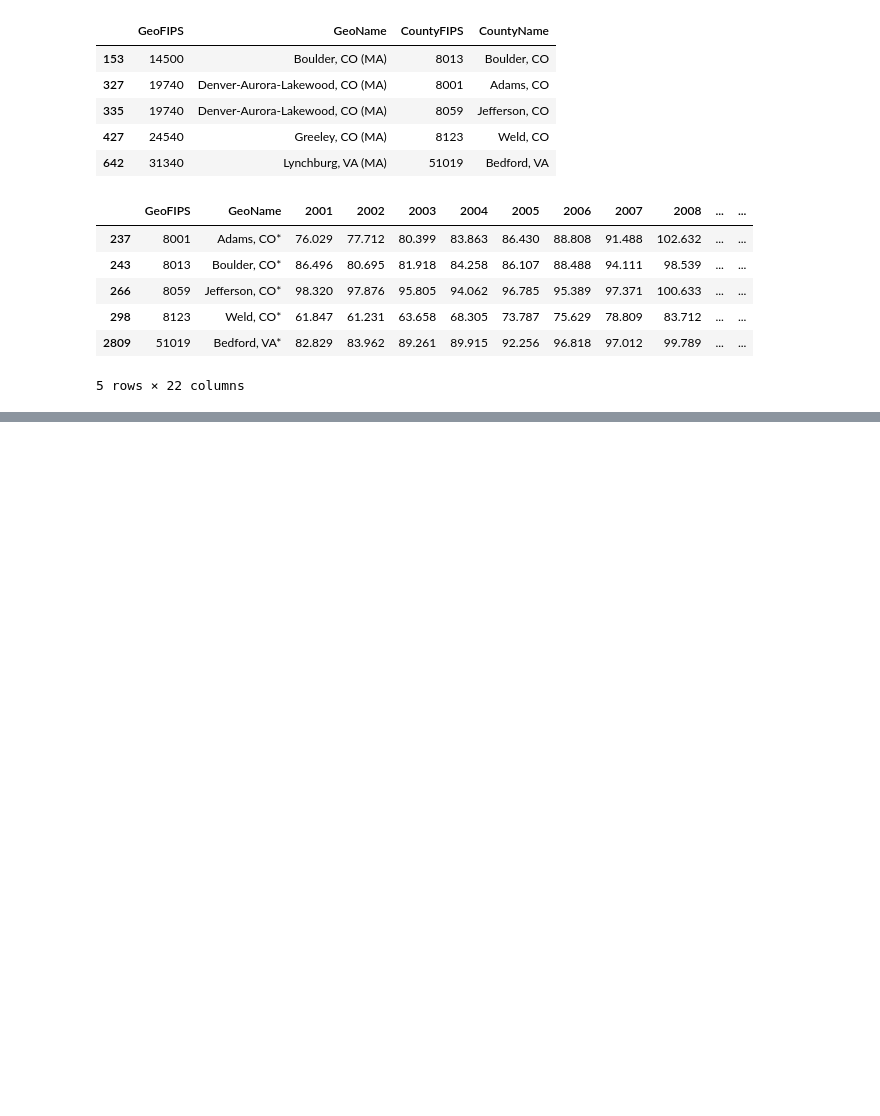
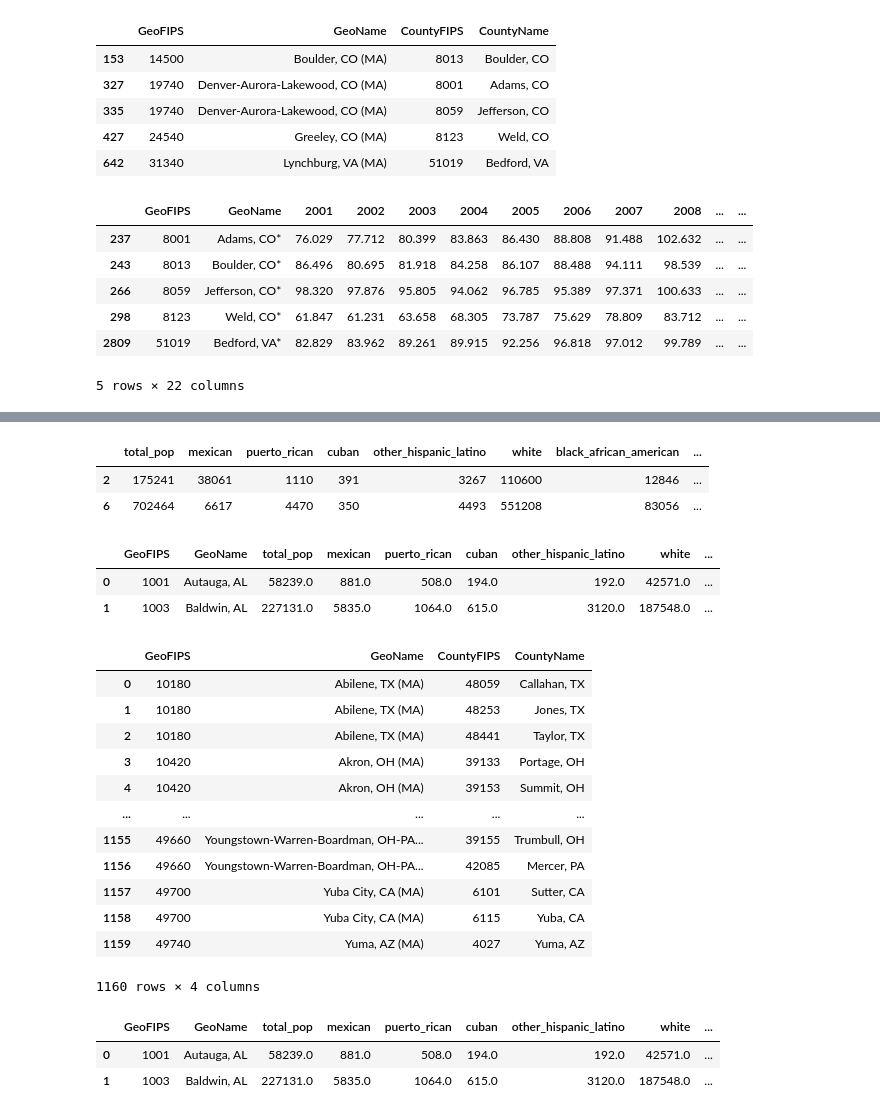
Before and after one commit to BasisResearch/cities, a Jupyter notebook: docs/experimental_notebooks/data_processing/metro_area.ipynb, the cells around one changed output, grey strips where cells are left out. Drawn from its saved outputs; the diff is of its cells as text; code cells hidden in the pictures; blank space fills up the shorter version.

```diff
--- a/docs/experimental_notebooks/data_processing/metro_area.ipynb
+++ b/docs/experimental_notebooks/data_processing/metro_area.ipynb
@@ -78,0 +170,38 @@ rows_matching_values
+# %%
+df['CBSA'] = df['CBSA'].astype(np.int64)
+df2 = df[df['CBSA'].isin(metro_areas['GeoFIPS'])]
+df2.head(2)
+# %% [output]
+|  | total_pop | mexican | puerto_rican | cuban | other_hispanic_latino | white | black_african_american | ... |
+| 2 | 175241 | 38061 | 1110 | 391 | 3267 | 110600 | 12846 | ... |
+| 6 | 702464 | 6617 | 4470 | 350 | 4493 | 551208 | 83056 | ... |
+# %%
+ethnic_composition = pd.read_csv(f"{root}/data/raw/ethnic_composition_nominal.csv")
+ethnic_composition.head(2)
+# %% [output]
+|  | GeoFIPS | GeoName | total_pop | mexican | puerto_rican | cuban | other_hispanic_latino | white | ... |
+| 0 | 1001 | Autauga, AL | 58239.0 | 881.0 | 508.0 | 194.0 | 192.0 | 42571.0 | ... |
+| 1 | 1003 | Baldwin, AL | 227131.0 | 5835.0 | 1064.0 | 615.0 | 3120.0 | 187548.0 | ... |
+# %%
+metro_areas
+# %% [output]
+|  | GeoFIPS | GeoName | CountyFIPS | CountyName |
+| 0 | 10180 | Abilene, TX (MA) | 48059 | Callahan, TX |
+| 1 | 10180 | Abilene, TX (MA) | 48253 | Jones, TX |
+| 2 | 10180 | Abilene, TX (MA) | 48441 | Taylor, TX |
+| 3 | 10420 | Akron, OH (MA) | 39133 | Portage, OH |
+| 4 | 10420 | Akron, OH (MA) | 39153 | Summit, OH |
+| ... | ... | ... | ... | ... |
+| 1155 | 49660 | Youngstown-Warren-Boardman, OH-PA... | 39155 | Trumbull, OH |
+| 1156 | 49660 | Youngstown-Warren-Boardman, OH-PA... | 42085 | Mercer, PA |
+| 1157 | 49700 | Yuba City, CA (MA) | 6101 | Sutter, CA |
+| 1158 | 49700 | Yuba City, CA (MA) | 6115 | Yuba, CA |
+| 1159 | 49740 | Yuma, AZ (MA) | 4027 | Yuma, AZ |
+1160 rows × 4 columns
+# %%
+ethnic_composition_transform = ethnic_composition[ethnic_composition['GeoFIPS'].isin(metro_areas['CountyFIPS'])]
+ethnic_composition_transform.head(2)
+# %% [output]
+|  | GeoFIPS | GeoName | total_pop | mexican | puerto_rican | cuban | other_hispanic_latino | white | ... |
+| 0 | 1001 | Autauga, AL | 58239.0 | 881.0 | 508.0 | 194.0 | 192.0 | 42571.0 | ... |
+| 1 | 1003 | Baldwin, AL | 227131.0 | 5835.0 | 1064.0 | 615.0 | 3120.0 | 187548.0 | ... |
```
Also changed, not shown: parts of 13 cells of this notebook.
